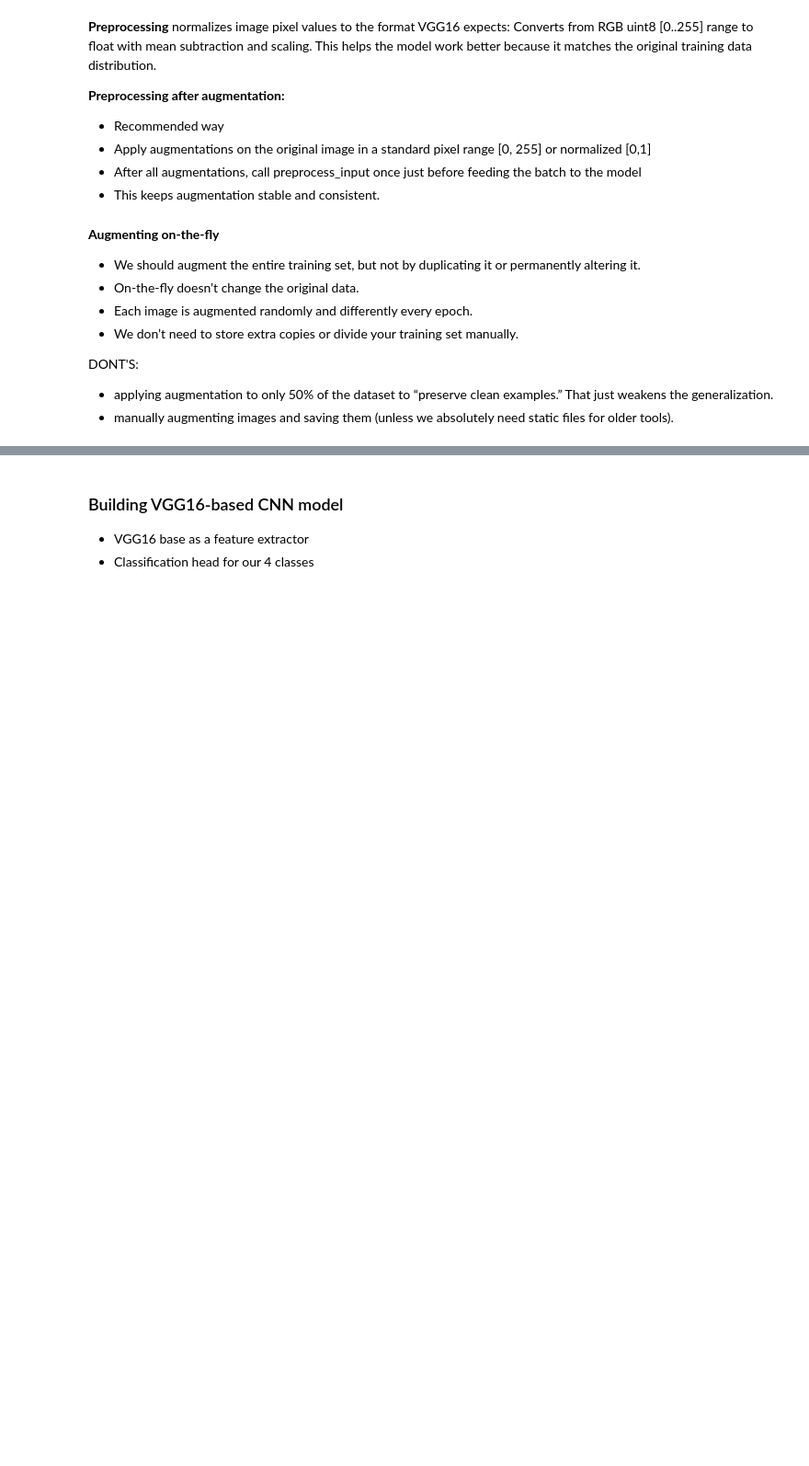
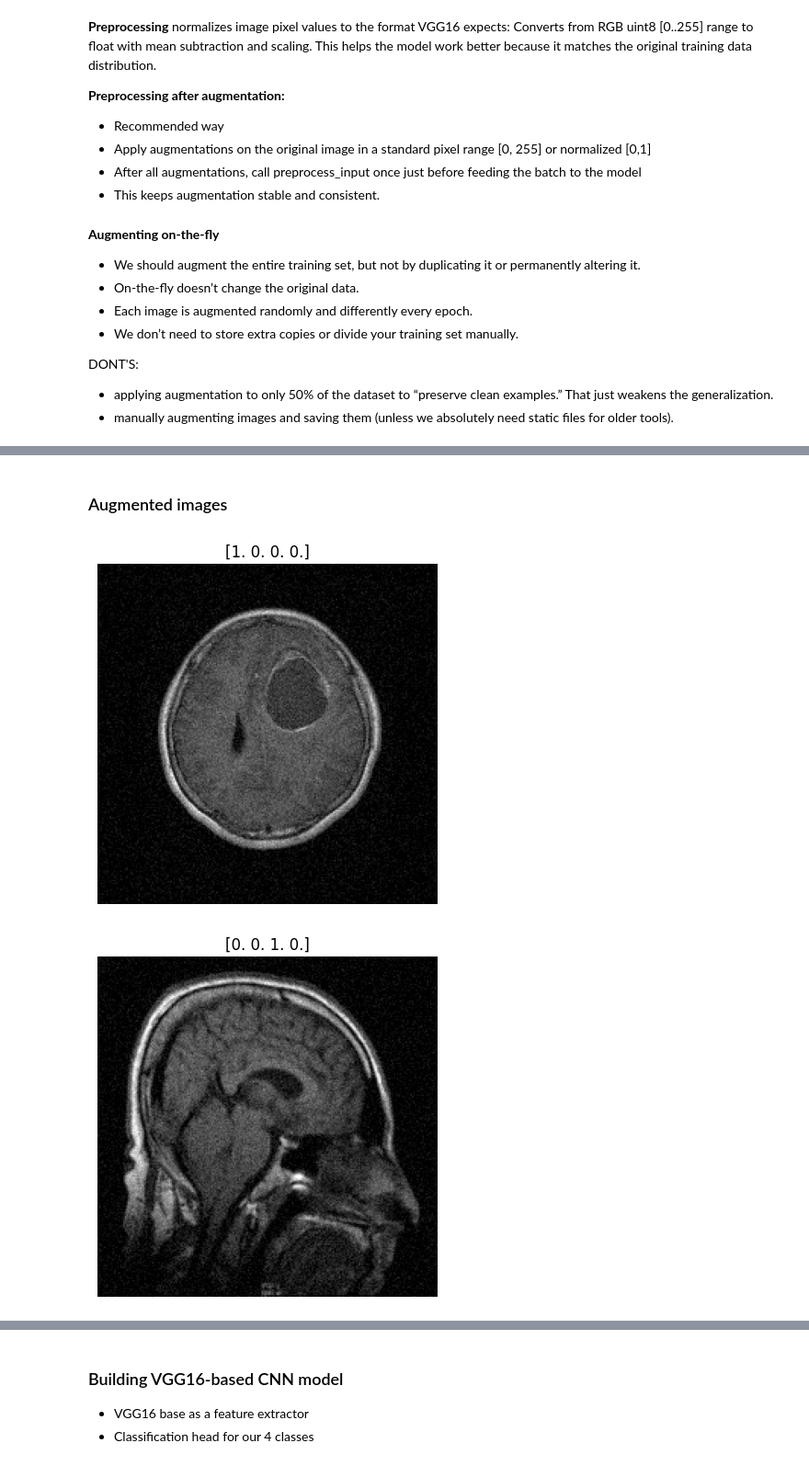
Before and after one commit to andelagrizelj/BVPraktikum-BrainTumorDetection, a Jupyter notebook: brain_tumor_detection.ipynb, the cells around one changed output, grey strips where cells are left out. Shown at 92% size. Cells and saved outputs as stored; diff of their text form; code cells hidden in the pictures; blank space fills up the shorter version.

```diff
--- a/brain_tumor_detection.ipynb
+++ b/brain_tumor_detection.ipynb
@@ -222,0 +259,15 @@ train_ds = (
+# %% [markdown]
+### Augmented images
+# %%
+augmented_ds = train_ds.map(lambda x, y: additional_augment(x, y, prob=1.0))
+
+for images, labels in augmented_ds.take(4):
+    for i in range(1):
+        img = images[i]
+        plt.imshow(tf.squeeze(img).numpy(), cmap='gray')
+        plt.title(str(labels[i].numpy()))
+        plt.axis("off")
+        plt.show()
+# %% [output]
+[figure, added]
+[figure, added]
```
Also changed, not shown: parts of 16 cells of this notebook, 1 other file.
